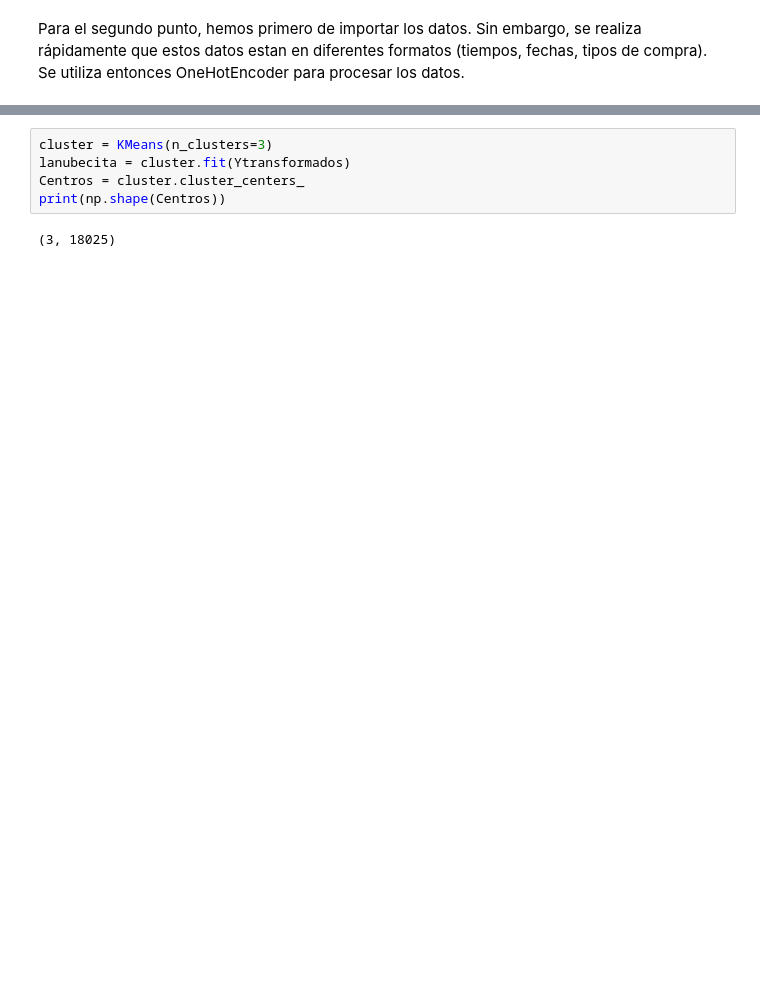
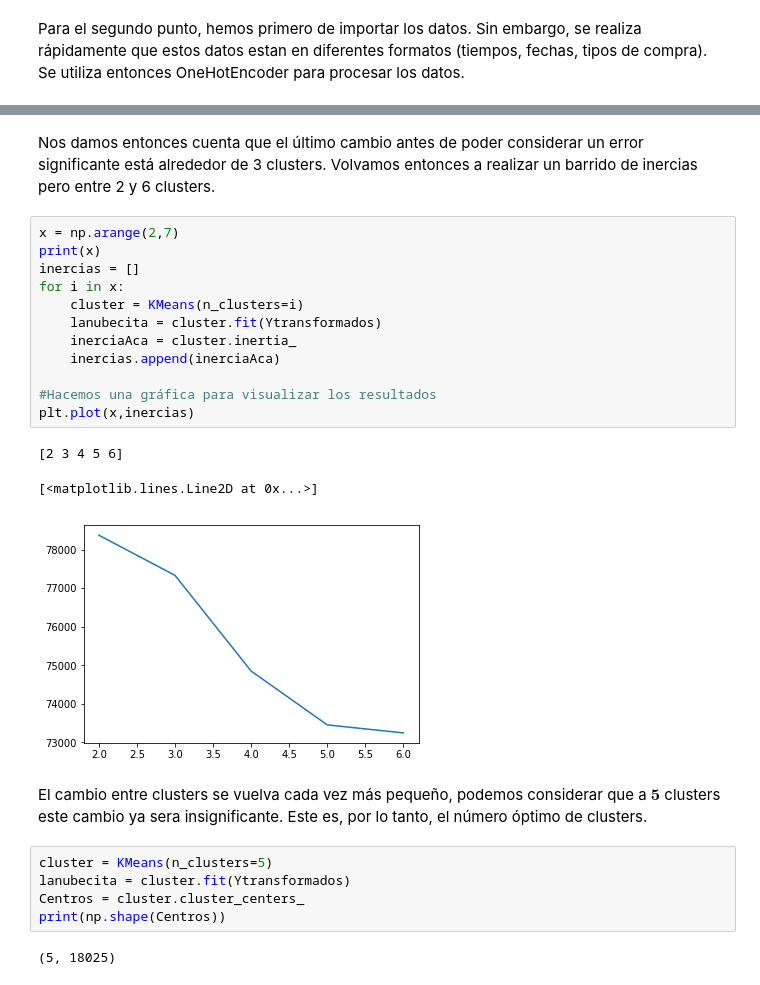
Before and after one commit to YvanDavidHerChar/MetodosComputacionalesAvanzados, a Jupyter notebook: RecetasYvanescas/Semana12-2.ipynb, the cells around one changed output, grey strips where cells are left out. Drawn from its saved outputs; the diff is of its cells as text; blank space fills up the shorter version.

```diff
--- a/RecetasYvanescas/Semana12-2.ipynb
+++ b/RecetasYvanescas/Semana12-2.ipynb
@@ -90,10 +91,30 @@ Nos damos entonces cuenta que el cambio es muy grande al pasar a 3 clusters. Se
+# %% [markdown]
+Nos damos entonces cuenta que el último cambio antes de poder considerar un error significante está alrededor de 3 clusters. Volvamos entonces a realizar un barrido de inercias pero entre 2 y 6 clusters.
+# %%
+x = np.arange(2,7)
+print(x)
+inercias = []
+for i in x:
+    cluster = KMeans(n_clusters=i)
+    lanubecita = cluster.fit(Ytransformados)
+    inerciaAca = cluster.inertia_
+    inercias.append(inerciaAca)
+
+#Hacemos una gráfica para visualizar los resultados
+plt.plot(x,inercias)
+# %% [output]
+[2 3 4 5 6]
+[<matplotlib.lines.Line2D at 0x...>]
+[figure, added]
+# %% [markdown]
+El cambio entre clusters se vuelva cada vez más pequeño, podemos considerar que a $\textbf{5}$ clusters este cambio ya sera insignificante. Este es, por lo tanto, el número óptimo de clusters.
 # %%
-cluster = KMeans(n_clusters=3)
+cluster = KMeans(n_clusters=5)
 lanubecita = cluster.fit(Ytransformados)
 Centros = cluster.cluster_centers_
 print(np.shape(Centros))
 # %% [output]
-(3, 18025)
+(5, 18025)
 # %%
 enc.inverse_transform(Centros)
 # %% [output]
```
Also changed, not shown: parts of 11 cells of this notebook.
